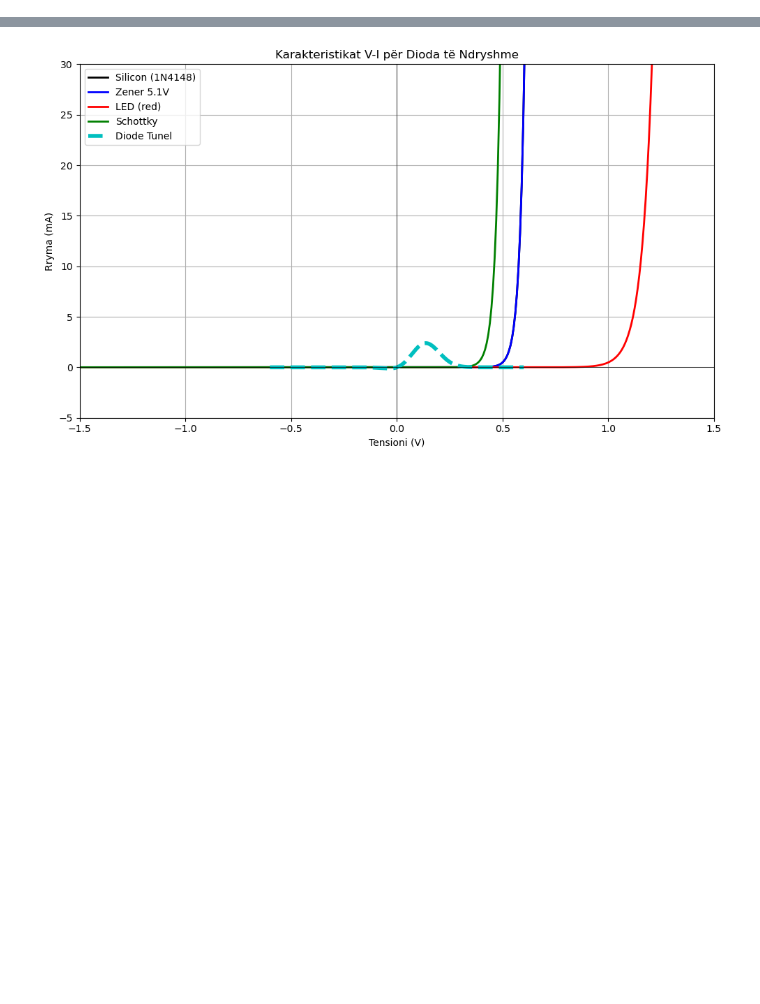
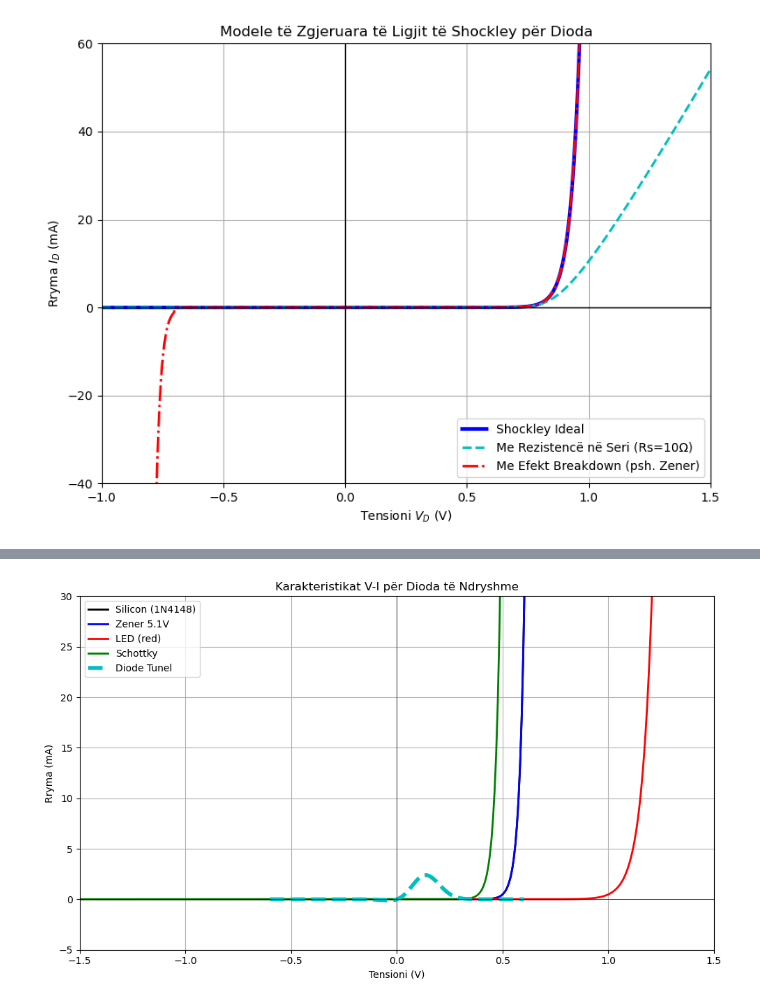
Before and after one commit to ekafex/electronics, a Jupyter notebook: Lectures/Leksioni06.ipynb, the cells around one changed output, grey strips where cells are left out. Cells and saved outputs as stored; diff of their text form; code cells hidden in the pictures; blank space fills up the shorter version.

```diff
--- a/Lectures/Leksioni06.ipynb
+++ b/Lectures/Leksioni06.ipynb
@@ -143,0 +145,65 @@ Në grafikun që ke parë më sipër, shfaqen këto tipare **(shiko figurën më
+# %%
+# Rregullim i gabimit: kthejmë v në float para përdorimit të funksionit I_shockley
+import numpy as np
+import matplotlib.pyplot as plt
+from scipy.optimize import fsolve
+
+# Parametra të diodës
+Is = 1e-12       # Rryma e ngopjes (A)
+n = 1.5          # Faktori i idealitetit
+VT = 0.02585     # Tensioni termik (V)
+Rs = 10          # Rezistenca serike (Ohm)
+Vz = -0.7        # Tensioni i prishjes për breakdown
+Iz_max = 50e-3   # Rryma maksimale në prishje (A)
+
+# Vargu i tensioneve
+V = np.linspace(-1.0, 1.5, 1000)
+
+# 1. Shockley ideal
+def I_shockley(V):
+    return Is * (np.exp(V / (n * VT)) - 1)
+
+# 2. Modeli me Rs duke përdorur fsolve për zgjidhje të saktë
+def I_with_Rs(V, Rs=10):
+    I = np.zeros_like(V)
+    for i, v in enumerate(V):
+        if v < 0:
+            I[i] = I_shockley(v)  # përdorim v si float
+        else:
+            def diode_eq(I_val, V_appl):
+                return I_val * Rs + n * VT * np.log(I_val / Is + 1) - V_appl
+            I0 = I[i - 1] if i > 0 else 1e-12
+            I[i] = fsolve(diode_eq, I0, args=(v))[0]
+    return I
+
+# 3. Modeli me efekt prishjeje (Zener-like)
+def I_with_breakdown(V, Vz=-0.7):
+    I = I_shockley(V)
+    breakdown_region = V < Vz
+    I[breakdown_region] = -1e-3 * np.exp(-(V[breakdown_region] - Vz) / (0.02))
+    I[I < -Iz_max] = -Iz_max
+    return I
+
+# Llogaritjet
+I_ideal = I_shockley(V)
+I_Rs = I_with_Rs(V, Rs=Rs)
+I_break = I_with_breakdown(V)
+
+# Vizatim
+plt.figure(figsize=(8, 6))
+plt.plot(V, I_ideal * 1e3, '-b', lw=3, label="Shockley Ideal")
+plt.plot(V, I_Rs * 1e3, '--c', lw=2, label=f"Me Rezistencë në Seri (Rs={Rs}Ω)")
+plt.plot(V, I_break * 1e3, '-.r', lw=2, label="Me Efekt Breakdown (psh. Zener)")
+plt.axhline(0, color='black', lw=1)
+plt.axvline(0, color='black', lw=1)
+plt.xlabel("Tensioni $V_D$ (V)")
+plt.ylabel("Rryma $I_D$ (mA)")
+plt.title("Modele të Zgjeruara të Ligjit të Shockley për Dioda")
+plt.grid(True)
+plt.legend()
+plt.ylim(-40, 60)
+plt.xlim(-1.0, 1.5)
+plt.tight_layout()
+plt.show()
+# %% [output]
+[figure, added]
```
Also changed, not shown: parts of 5 cells of this notebook.
